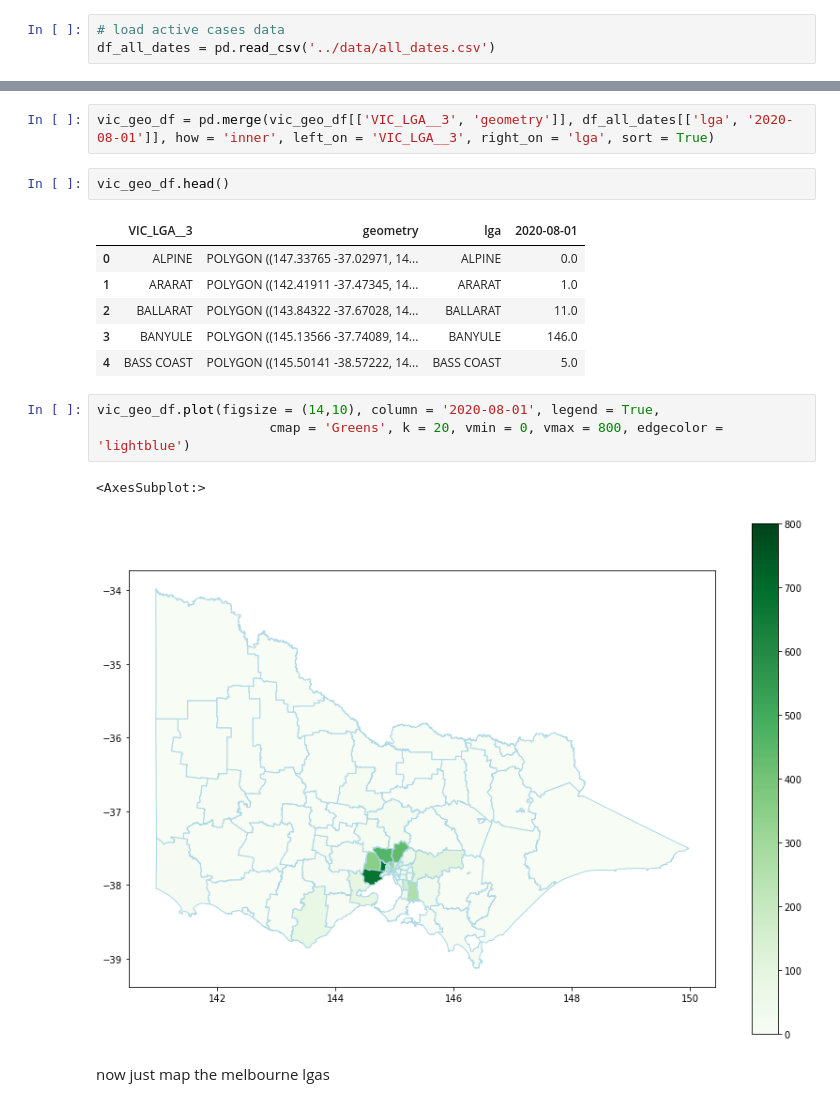
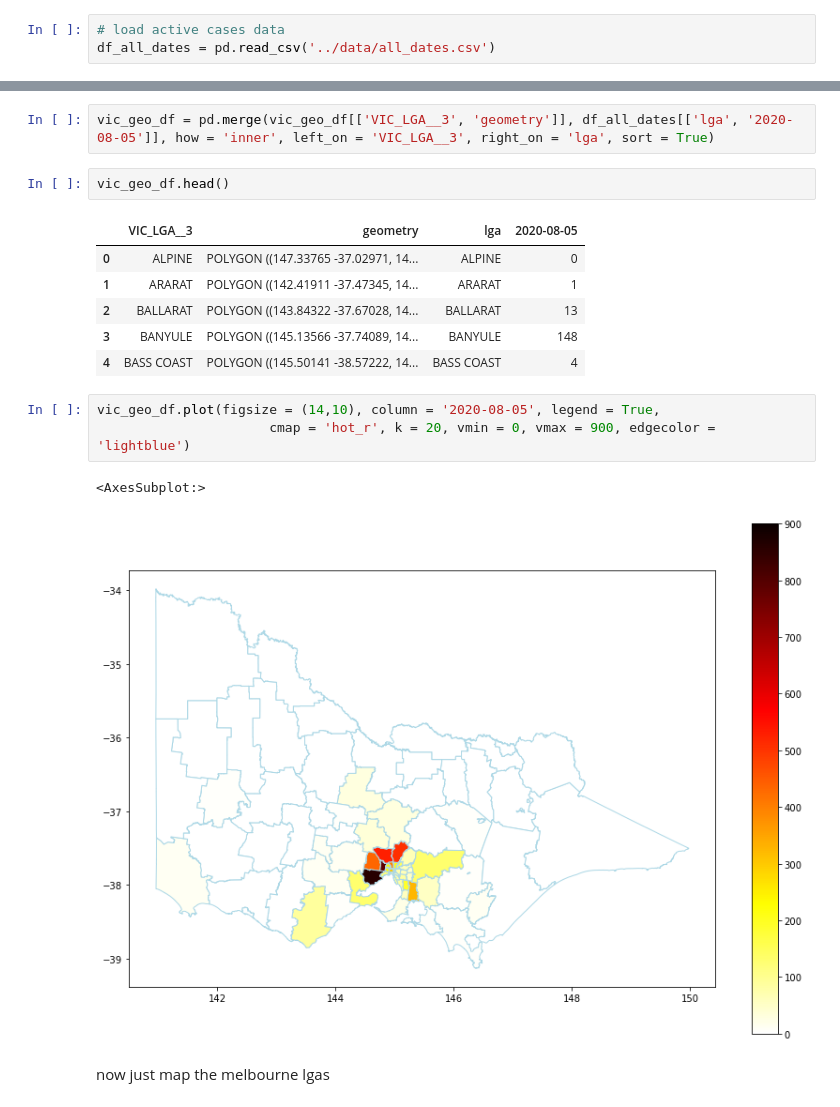
Before and after one commit to amanjit-gill-data/covid_vic_2020, a Jupyter notebook: notebooks/covid19_visualisation.ipynb, the cells around one changed output, grey strips where cells are left out. Cells and saved outputs as stored; diff of their text form.

```diff
--- a/notebooks/covid19_visualisation.ipynb
+++ b/notebooks/covid19_visualisation.ipynb
@@ -34,20 +34,20 @@ df_all_dates.head()
 # %%
-vic_geo_df = pd.merge(vic_geo_df[['VIC_LGA__3', 'geometry']], df_all_dates[['lga', '2020-08-01']], how = 'inner', left_on = 'VIC_LGA__3', right_on = 'lga', sort = True)
+vic_geo_df = pd.merge(vic_geo_df[['VIC_LGA__3', 'geometry']], df_all_dates[['lga', '2020-08-05']], how = 'inner', left_on = 'VIC_LGA__3', right_on = 'lga', sort = True)
 # %%
 vic_geo_df.head()
 # %% [output]
-|  | VIC_LGA__3 | geometry | lga | 2020-08-01 |
-| 0 | ALPINE | POLYGON ((147.33765 -37.02971, 14... | ALPINE | 0.0 |
-| 1 | ARARAT | POLYGON ((142.41911 -37.47345, 14... | ARARAT | 1.0 |
-| 2 | BALLARAT | POLYGON ((143.84322 -37.67028, 14... | BALLARAT | 11.0 |
-| 3 | BANYULE | POLYGON ((145.13566 -37.74089, 14... | BANYULE | 146.0 |
-| 4 | BASS COAST | POLYGON ((145.50141 -38.57222, 14... | BASS COAST | 5.0 |
+|  | VIC_LGA__3 | geometry | lga | 2020-08-05 |
+| 0 | ALPINE | POLYGON ((147.33765 -37.02971, 14... | ALPINE | 0 |
+| 1 | ARARAT | POLYGON ((142.41911 -37.47345, 14... | ARARAT | 1 |
+| 2 | BALLARAT | POLYGON ((143.84322 -37.67028, 14... | BALLARAT | 13 |
+| 3 | BANYULE | POLYGON ((145.13566 -37.74089, 14... | BANYULE | 148 |
+| 4 | BASS COAST | POLYGON ((145.50141 -38.57222, 14... | BASS COAST | 4 |
 # %%
-vic_geo_df.plot(figsize = (14,10), column = '2020-08-01', legend = True,
-                      cmap = 'Greens', k = 20, vmin = 0, vmax = 800, edgecolor = 'lightblue')
+vic_geo_df.plot(figsize = (14,10), column = '2020-08-05', legend = True,
+                      cmap = 'hot_r', k = 20, vmin = 0, vmax = 900, edgecolor = 'lightblue')
 # %% [output]
 <AxesSubplot:>
-[figure, old version]
+[figure, new version]
 # %% [markdown]
 now just map the melbourne lgas
 # %%
```
Also changed, not shown: parts of 5 cells of this notebook.
